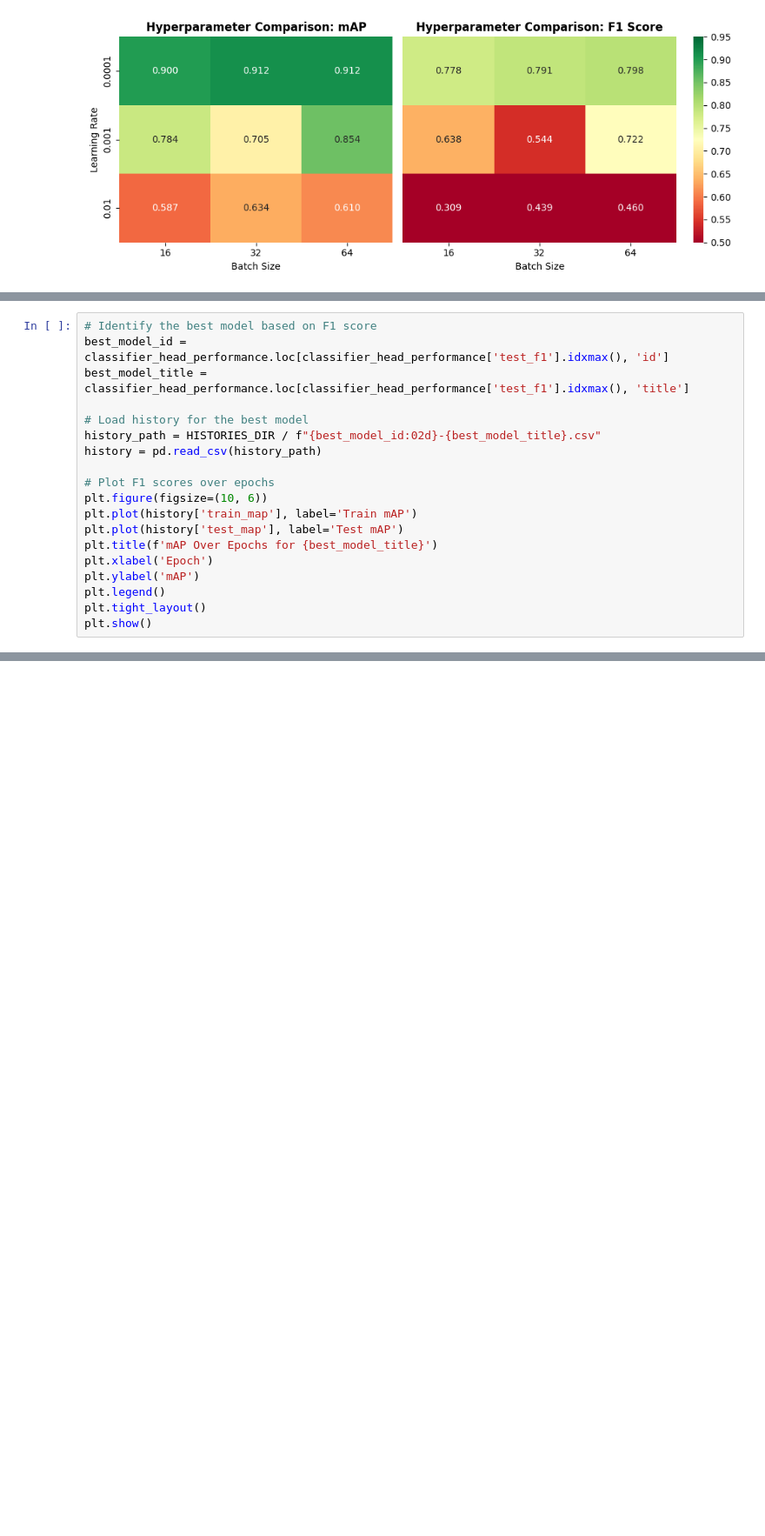
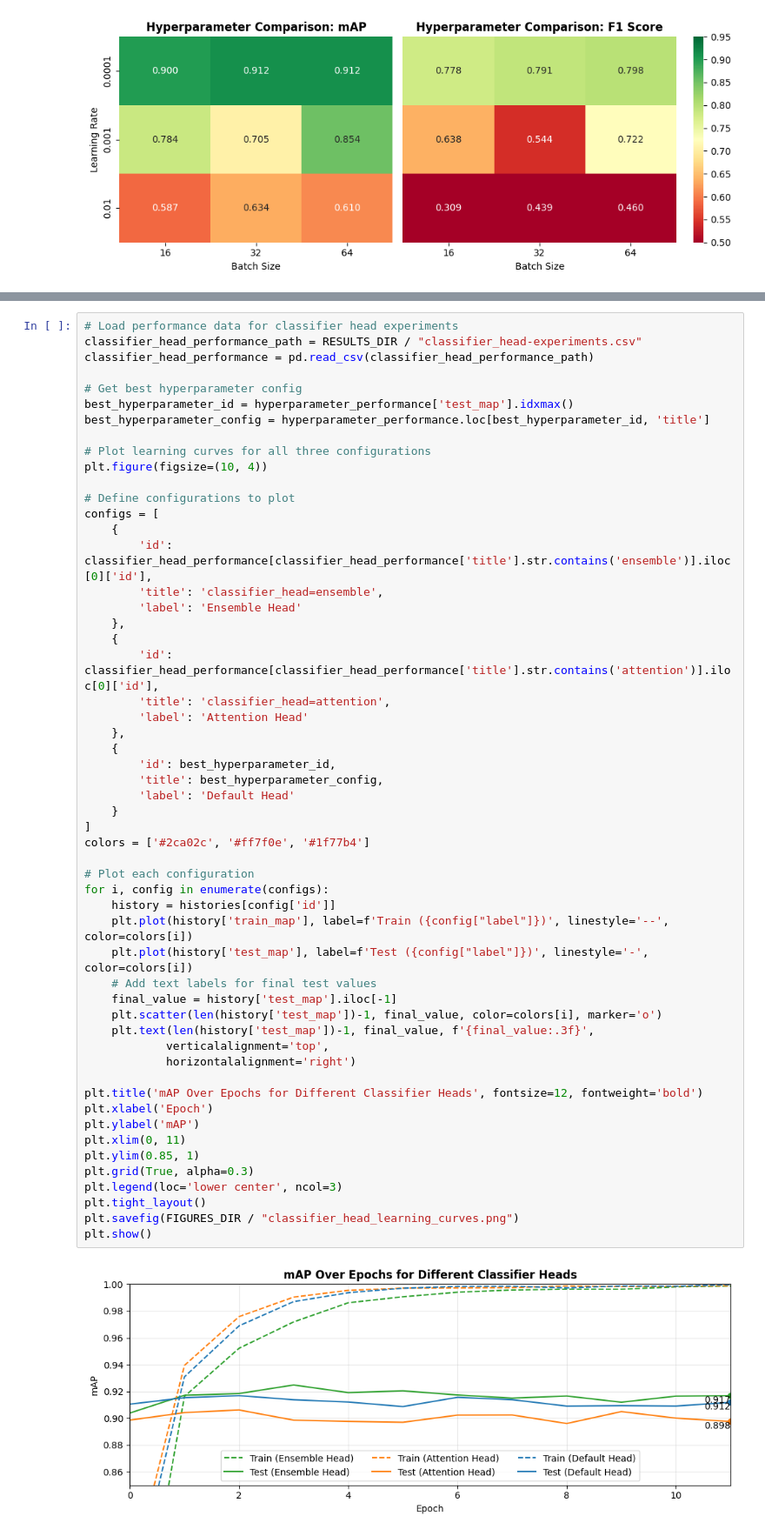
Before and after one commit to ZachParent/mai-object-recognition, a Jupyter notebook: practicals/p1/notes/1.1_results_analysis.ipynb, the cells around one changed output, grey strips where cells are left out. Shown at 87% size. Cells and saved outputs as stored; diff of their text form; blank space fills up the shorter version.

```diff
--- a/practicals/p1/notes/1.1_results_analysis.ipynb
+++ b/practicals/p1/notes/1.1_results_analysis.ipynb
@@ -211,19 +199,0 @@ for metric in metrics:
-# %%
-# Identify the best model based on F1 score
-best_model_id = classifier_head_performance.loc[classifier_head_performance['test_f1'].idxmax(), 'id']
-best_model_title = classifier_head_performance.loc[classifier_head_performance['test_f1'].idxmax(), 'title']
-
-# Load history for the best model
-history_path = HISTORIES_DIR / f"{best_model_id:02d}-{best_model_title}.csv"
-history = pd.read_csv(history_path)
-
-# Plot F1 scores over epochs
-plt.figure(figsize=(10, 6))
-plt.plot(history['train_map'], label='Train mAP')
-plt.plot(history['test_map'], label='Test mAP')
-plt.title(f'mAP Over Epochs for {best_model_title}')
-plt.xlabel('Epoch')
-plt.ylabel('mAP')
-plt.legend()
-plt.tight_layout()
-plt.show()
@@ -235,0 +200,56 @@ predicted_labels_df = pd.read_csv(predicted_labels_path)
+# %%
+# Load performance data for classifier head experiments
+classifier_head_performance_path = RESULTS_DIR / "classifier_head-experiments.csv"
+classifier_head_performance = pd.read_csv(classifier_head_performance_path)
+
+# Get best hyperparameter config
+best_hyperparameter_id = hyperparameter_performance['test_map'].idxmax()
+best_hyperparameter_config = hyperparameter_performance.loc[best_hyperparameter_id, 'title']
+
+# Plot learning curves for all three configurations
+plt.figure(figsize=(10, 4))
+
+# Define configurations to plot
+configs = [
+    {
+        'id': classifier_head_performance[classifier_head_performance['title'].str.contains('ensemble')].iloc[0]['id'],
+        'title': 'classifier_head=ensemble',
+        'label': 'Ensemble Head'
+    },
+    {
+        'id': classifier_head_performance[classifier_head_performance['title'].str.contains('attention')].iloc[0]['id'],
+        'title': 'classifier_head=attention',
+        'label': 'Attention Head'
+    },
+    {
+        'id': best_hyperparameter_id,
+        'title': best_hyperparameter_config,
+        'label': 'Default Head'
+    }
+]
+colors = ['#2ca02c', '#ff7f0e', '#1f77b4']
+
+# Plot each configuration
+for i, config in enumerate(configs):
+    history = histories[config['id']]
+    plt.plot(history['train_map'], label=f'Train ({config["label"]})', linestyle='--', color=colors[i])
+    plt.plot(history['test_map'], label=f'Test ({config["label"]})', linestyle='-', color=colors[i])
+    # Add text labels for final test values
+    final_value = history['test_map'].iloc[-1]
+    plt.scatter(len(history['test_map'])-1, final_value, color=colors[i], marker='o')
+    plt.text(len(history['test_map'])-1, final_value, f'{final_value:.3f}',
+            verticalalignment='top',
+            horizontalalignment='right')
+
+plt.title('mAP Over Epochs for Different Classifier Heads', fontsize=12, fontweight='bold')
+plt.xlabel('Epoch')
+plt.ylabel('mAP')
+plt.xlim(0, 11)
+plt.ylim(0.85, 1)
+plt.grid(True, alpha=0.3)
+plt.legend(loc='lower center', ncol=3)
+plt.tight_layout()
+plt.savefig(FIGURES_DIR / "classifier_head_learning_curves.png")
+plt.show()
+# %% [output]
+[figure, added]
```
Also changed, not shown: parts of 9 cells of this notebook, 5 other files.
